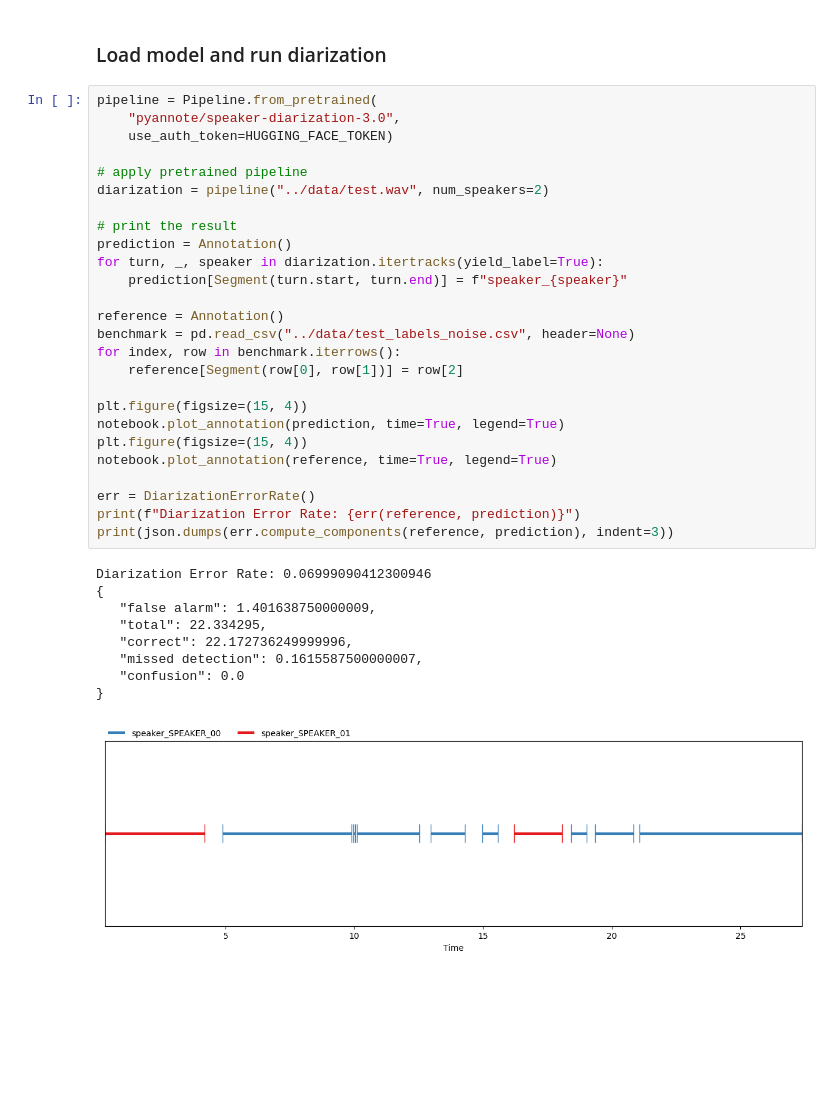
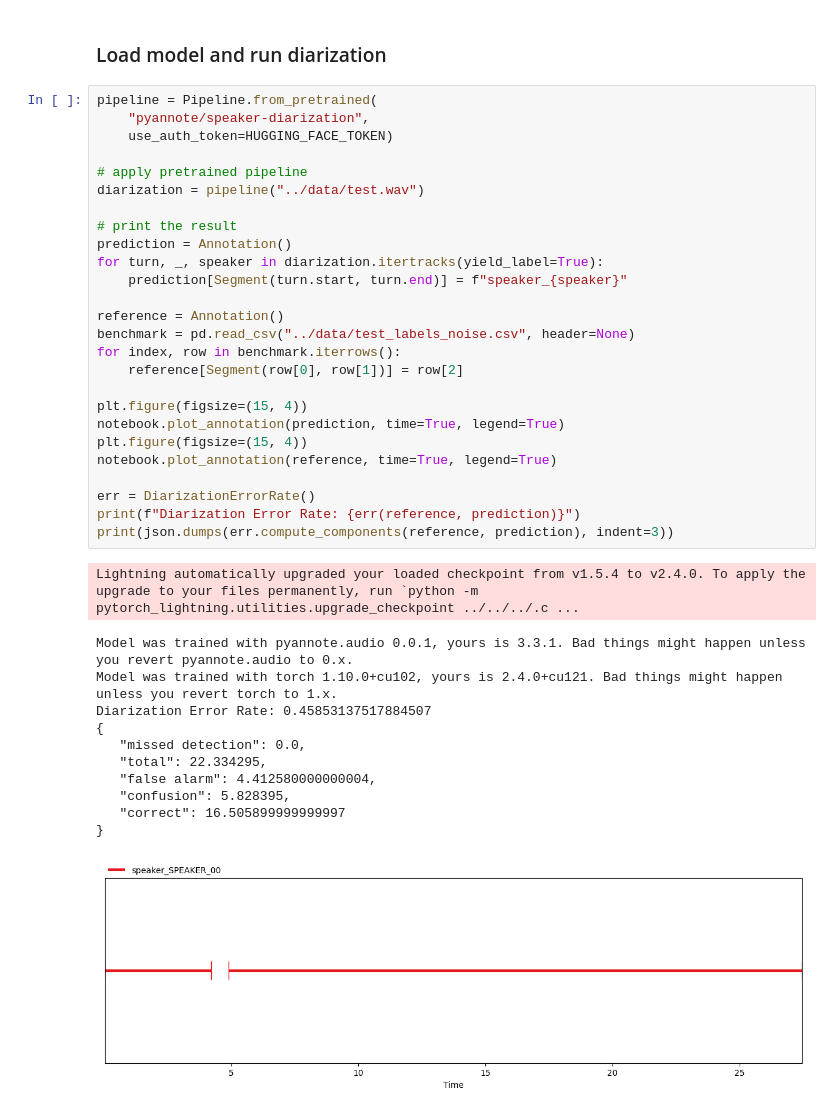
Before and after one commit to jottemka/ds-capstone-speakequal, a Jupyter notebook: notebooks/pyannote_diarization.ipynb, the cells around one changed output. Saved outputs shown, nothing was run; the diff lists cells and outputs as text; blank space fills up the shorter version.

```diff
--- a/notebooks/pyannote_diarization.ipynb
+++ b/notebooks/pyannote_diarization.ipynb
@@ -15,37 +16,40 @@ HUGGING_FACE_TOKEN = "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"
 ### Load model and run diarization
 # %%
 pipeline = Pipeline.from_pretrained(
-    "pyannote/speaker-diarization-3.0",
+    "pyannote/speaker-diarization",
     use_auth_token=HUGGING_FACE_TOKEN)
 
 # apply pretrained pipeline
-diarization = pipeline("../data/test.wav", num_speakers=2)
+diarization = pipeline("../data/test.wav")
 
 # print the result
 prediction = Annotation()
 for turn, _, speaker in diarization.itertracks(yield_label=True):
     prediction[Segment(turn.start, turn.end)] = f"speaker_{speaker}"
 
 reference = Annotation()
 benchmark = pd.read_csv("../data/test_labels_noise.csv", header=None)
 for index, row in benchmark.iterrows():
     reference[Segment(row[0], row[1])] = row[2]
 
 plt.figure(figsize=(15, 4))
 notebook.plot_annotation(prediction, time=True, legend=True)
 plt.figure(figsize=(15, 4))
 notebook.plot_annotation(reference, time=True, legend=True)
 
 err = DiarizationErrorRate()
 print(f"Diarization Error Rate: {err(reference, prediction)}")
 print(json.dumps(err.compute_components(reference, prediction), indent=3))
 # %% [output]
-Diarization Error Rate: 0.06999090412300946
-{
-   "false alarm": 1.401638750000009,
-   "total": 22.334295,
-   "correct": 22.172736249999996,
-   "missed detection": 0.1615587500000007,
-   "confusion": 0.0
-}
+Lightning automatically upgraded your loaded checkpoint from v1.5.4 to v2.4.0. To apply the upgrade to your files permanently, run `python -m pytorch_lightning.utilities.upgrade_checkpoint ../../../.c ...
+Model was trained with pyannote.audio 0.0.1, yours is 3.3.1. Bad things might happen unless you revert pyannote.audio to 0.x.
+Model was trained with torch 1.10.0+cu102, yours is 2.4.0+cu121. Bad things might happen unless you revert torch to 1.x.
+Diarization Error Rate: 0.45853137517884507
+{
+   "missed detection": 0.0,
+   "total": 22.334295,
+   "false alarm": 4.412580000000004,
+   "confusion": 5.828395,
+   "correct": 16.505899999999997
+}
-[figure, old version]
+[figure, new version]
```
Also changed, not shown: parts of 2 cells of this notebook, 9 other files.
